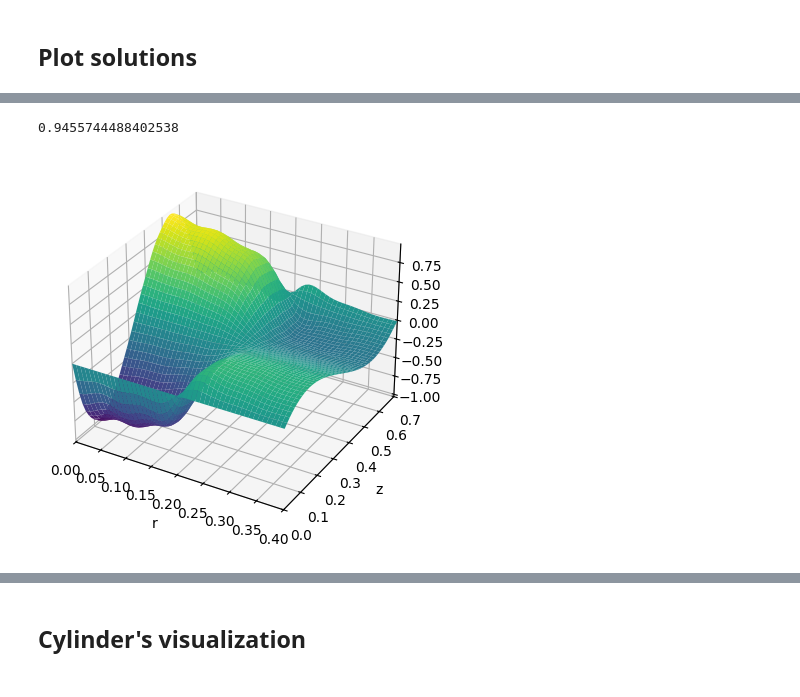
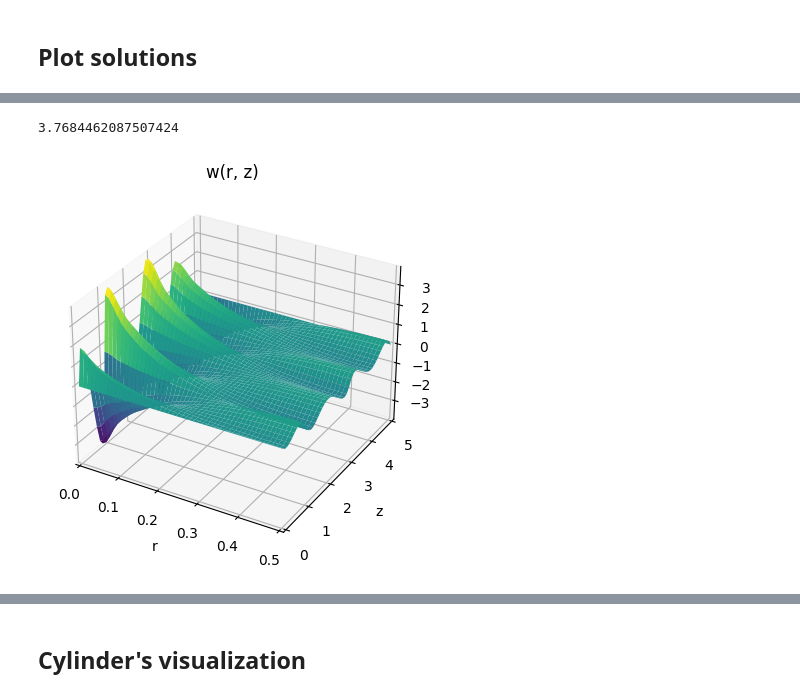
Before and after one commit to vvshich/diploma, a Jupyter notebook: analys.ipynb, the cells around one changed output, grey strips where cells are left out. Cells and saved outputs as stored; diff of their text form; code cells hidden in the pictures.

```diff
--- a/analys.ipynb
+++ b/analys.ipynb
@@ -10,14 +10,14 @@ from mpl_toolkits.mplot3d import Axes3D
 # %% [markdown]
 ## Constants and math functions
 # %%
-H = 0.7
-R = 0.4
+H = 5
+R = 0.5
 
 z = np.linspace(0, H, 50)
 r = np.linspace(0, R, 50)
 
-max_k = 10
-max_n = 20
+max_k = 20
+max_n = 40
 # %%
 def I0(x):
     return i0(x)
@@ -47,7 +47,7 @@ def a_k(k):
     return np.pi*(2 * k + 1) / 2
 
 def lambda_n(n):
-    return (np.pi * (2*n+1)) / 2
+    return (np.pi * n) / H
 
 beta_k = find_beta_k_roots(max_k, R)
 # %% [markdown]
@@ -274,20 +256,19 @@ plot2d(z, partial_w_r(R, z, max_k, max_n), H, "r", "∂w/∂r(R, z)", "∂w/∂r
 # %% [markdown]
 ## Plot solutions
 # %%
-def plot3d(r, z, f, rlabel='r', zlabel='z', flabel='', title=''):
+def plot3d(r, z, f, rlabel='r', zlabel='z', title=''):
     fig = plt.figure()
     ax = fig.add_subplot(111, projection='3d')
 
-    ax.set_xlim(0, R)
-    ax.set_ylim(0, H)
+    ax.set_xlim(r[0], r[-1])
+    ax.set_ylim(z[0], z[-1])
 
     r3d, z3d = np.meshgrid(r, z)
 
     print(np.max(f(r3d, z3d, max_k, max_n)))
 
-    ax.plot_surface(r3d, z3d, f(r3d, z3d, max_k, max_n), cmap='viridis')
+    ax.plot_surface(r3d, z3d, np.round(f(r3d, z3d, max_k, max_n), 9), cmap='viridis')
 
     ax.set_title(title)
     ax.set_xlabel(rlabel)
     ax.set_ylabel(zlabel)
-    ax.set_zlabel(flabel)
@@ -299,5 +275,5 @@ for i in z:
 # %%
-plot3d(r, z, w)
+plot3d(r, z, w, title="w(r, z)")
 # %% [output]
-0.9455744488402538
+3.7684462087507424
-[figure, old version]
+[figure, new version]
```
Also changed, not shown: parts of 47 cells of this notebook, 1 other file.
